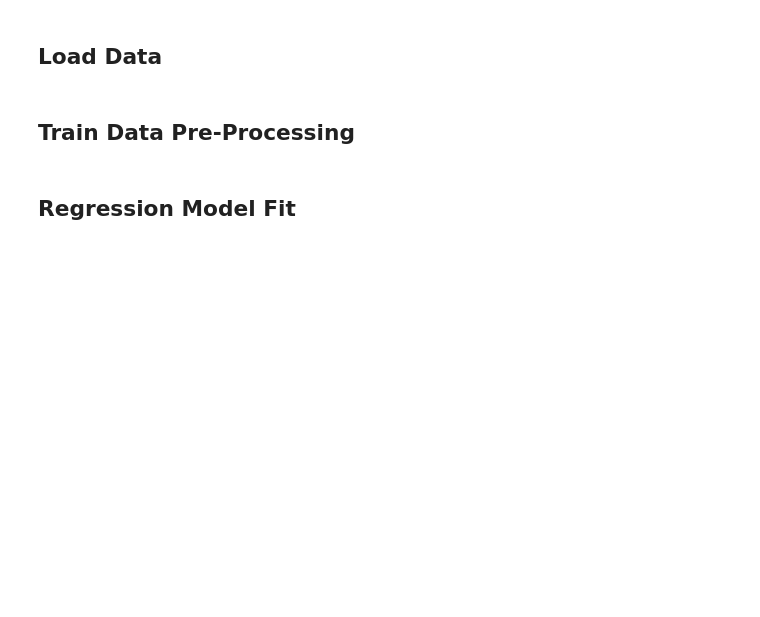
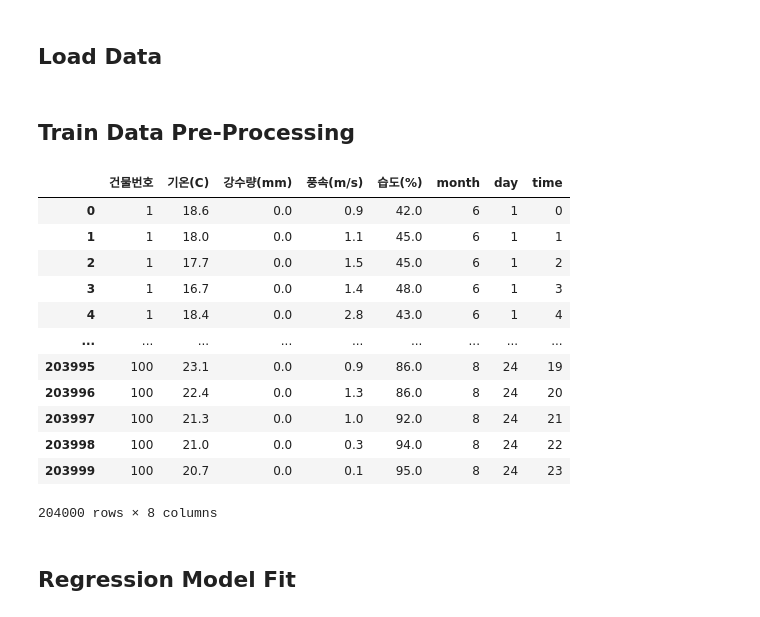
Before and after one commit to Jonghyun-Park1027/Competition3, a Jupyter notebook: JH/[Baseline]_Random Forest.ipynb, the cells around one changed output. Saved outputs shown, nothing was run; the diff lists cells and outputs as text; code cells hidden in the pictures; blank space fills up the shorter version.

```diff
--- a/JH/[Baseline]_Random Forest.ipynb
+++ b/JH/[Baseline]_Random Forest.ipynb
@@ -37,6 +37,21 @@ train_df['time'] = train_df['일시'].apply(lambda x : int(x[9:11]))
 # %%
 train_x = train_df.drop(columns=['num_date_time', '일시', '일조(hr)', '일사(MJ/m2)', '전력소비량(kWh)'])
 train_y = train_df['전력소비량(kWh)']
+train_x
+# %% [output]
+|  | 건물번호 | 기온(C) | 강수량(mm) | 풍속(m/s) | 습도(%) | month | day | time |
+| 0 | 1 | 18.6 | 0.0 | 0.9 | 42.0 | 6 | 1 | 0 |
+| 1 | 1 | 18.0 | 0.0 | 1.1 | 45.0 | 6 | 1 | 1 |
+| 2 | 1 | 17.7 | 0.0 | 1.5 | 45.0 | 6 | 1 | 2 |
+| 3 | 1 | 16.7 | 0.0 | 1.4 | 48.0 | 6 | 1 | 3 |
+| 4 | 1 | 18.4 | 0.0 | 2.8 | 43.0 | 6 | 1 | 4 |
+| ... | ... | ... | ... | ... | ... | ... | ... | ... |
+| 203995 | 100 | 23.1 | 0.0 | 0.9 | 86.0 | 8 | 24 | 19 |
+| 203996 | 100 | 22.4 | 0.0 | 1.3 | 86.0 | 8 | 24 | 20 |
+| 203997 | 100 | 21.3 | 0.0 | 1.0 | 92.0 | 8 | 24 | 21 |
+| 203998 | 100 | 21.0 | 0.0 | 0.3 | 94.0 | 8 | 24 | 22 |
+| 203999 | 100 | 20.7 | 0.0 | 0.1 | 95.0 | 8 | 24 | 23 |
+204000 rows × 8 columns
 # %% [markdown]
 ## Regression Model Fit
 # %%
```
Also changed, not shown: 3 other files.
